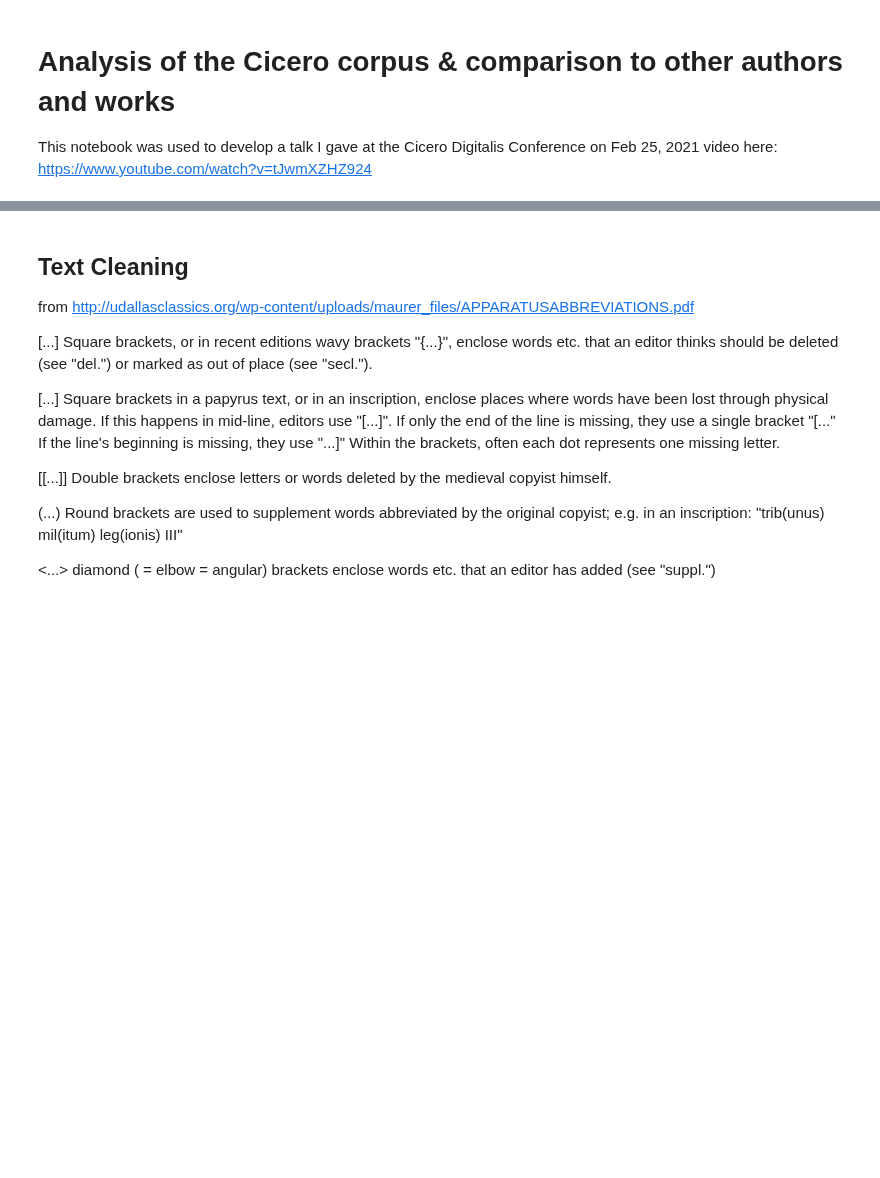
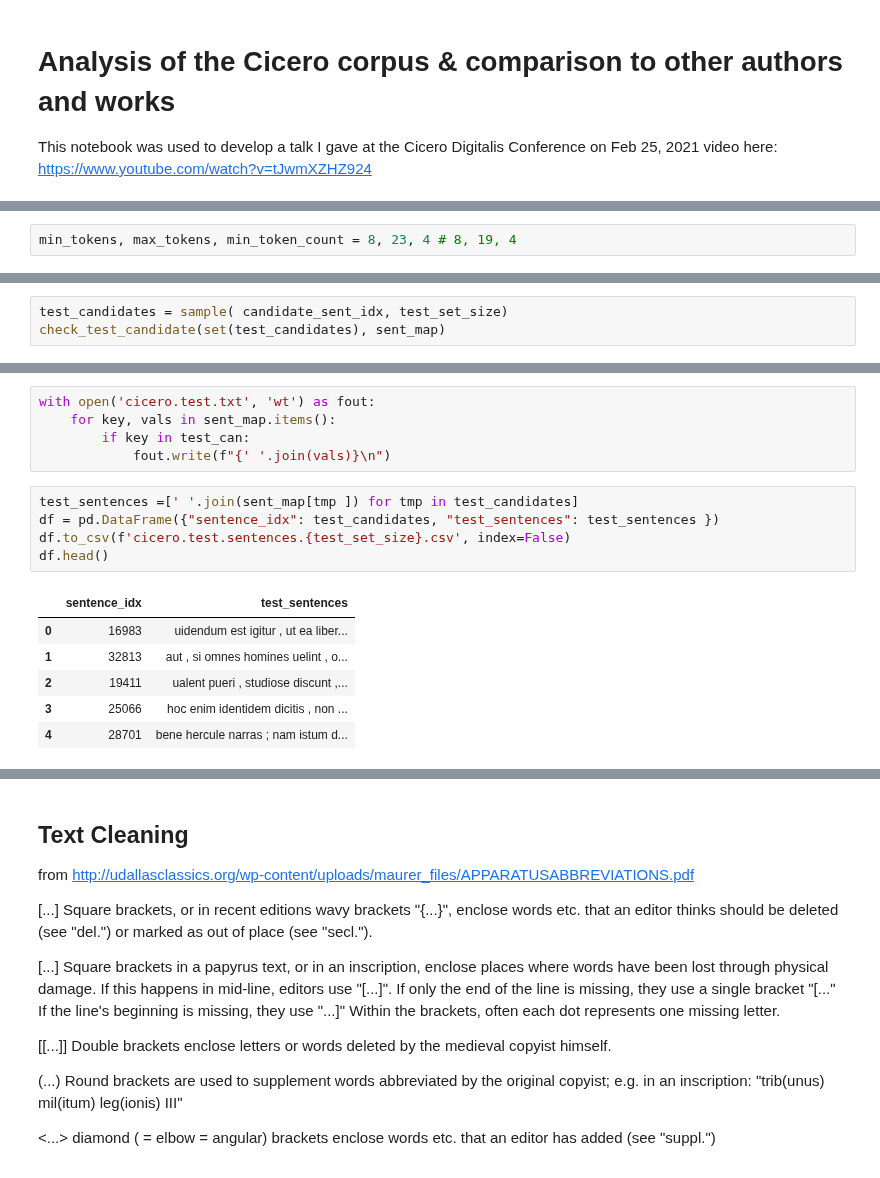
Before and after one commit to todd-cook/ML-You-Can-Use, a Jupyter notebook: probabilistic_language_modeling/cicero_training_corpus_analysis.ipynb, the cells around one changed output, grey strips where cells are left out. Saved outputs shown, nothing was run; the diff lists cells and outputs as text; blank space fills up the shorter version.

```diff
--- a/probablistic_language_modeling/cicero_training_corpus_analysis.ipynb
+++ b/probabilistic_language_modeling/cicero_training_corpus_analysis.ipynb
@@ -45,0 +133,2 @@ cltk.__version__
+# %%
+min_tokens, max_tokens, min_token_count = 8, 23, 4 # 8, 19, 4
@@ -45,0 +181,3 @@ cltk.__version__
+# %%
+test_candidates = sample( candidate_sent_idx, test_set_size)
+check_test_candidate(set(test_candidates), sent_map)
@@ -45,0 +201,17 @@ cltk.__version__
+# %%
+with open('cicero.test.txt', 'wt') as fout:
+    for key, vals in sent_map.items():
+        if key in test_can:
+            fout.write(f"{' '.join(vals)}\n")
+# %%
+test_sentences =[' '.join(sent_map[tmp ]) for tmp in test_candidates]
+df = pd.DataFrame({"sentence_idx": test_candidates, "test_sentences": test_sentences })
+df.to_csv(f'cicero.test.sentences.{test_set_size}.csv', index=False)
+df.head()
+# %% [output]
+|  | sentence_idx | test_sentences |
+| 0 | 16983 | uidendum est igitur , ut ea liber... |
+| 1 | 32813 | aut , si omnes homines uelint , o... |
+| 2 | 19411 | ualent pueri , studiose discunt ,... |
+| 3 | 25066 | hoc enim identidem dicitis , non ... |
+| 4 | 28701 | bene hercule narras ; nam istum d... |
```
Also changed, not shown: parts of 35 cells of this notebook, 6 other files.
